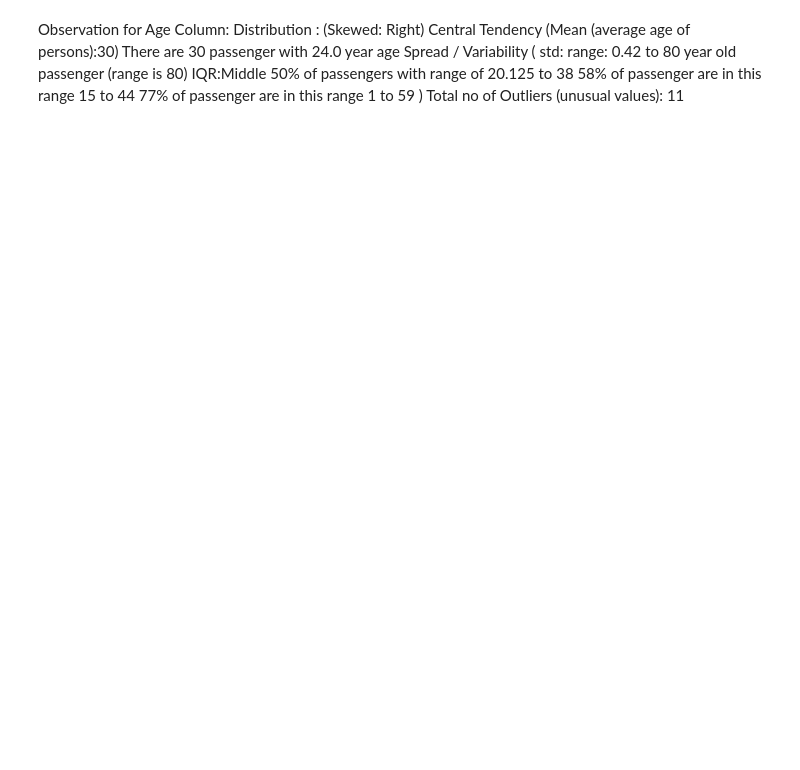
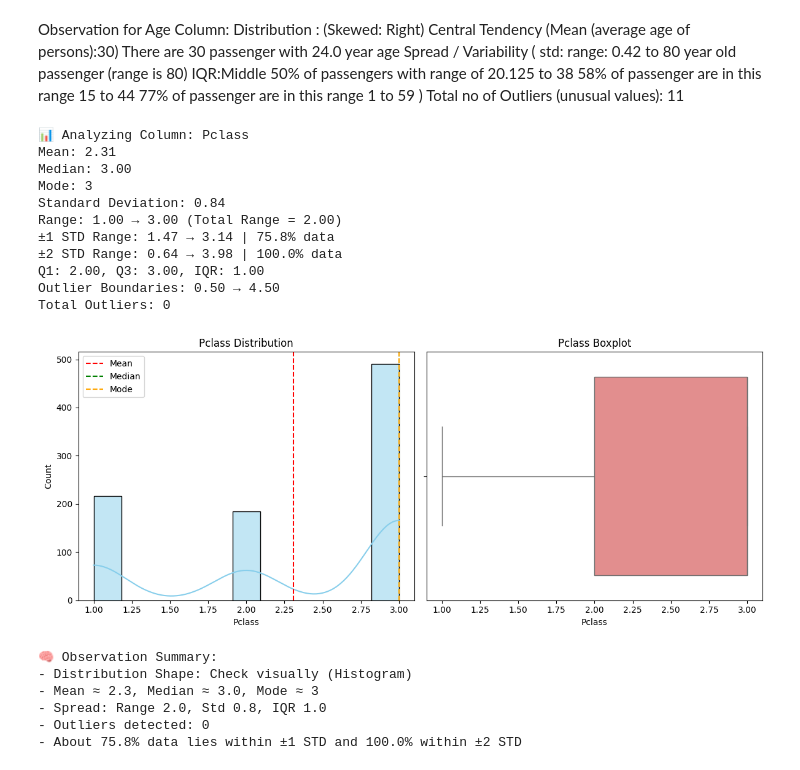
Before and after one commit to Faisal-Zamir/EDA-Reports, a Jupyter notebook: Titanic/EDA_Titanic.ipynb, the cells around one changed output. Drawn from its saved outputs; the diff is of its cells as text; code cells hidden in the pictures; blank space fills up the shorter version.

```diff
--- a/Titanic/EDA_Titanic.ipynb
+++ b/Titanic/EDA_Titanic.ipynb
@@ -179,27 +126,0 @@ np.float64(28.0)
-# %%
-# Mean and STD of Age
-mean = df['Age'].mean()
-std = df['Age'].std()
-
-# Values within ±1 STD (16–44)
-within_1std = df[(df['Age'] >= mean - std) & (df['Age'] <= mean + std)]
-low1, high1 = mean - std, mean + std
-print("±1 STD range:", low1, "to", high1)
-
-within_2nd_std = df[(df['Age'] >= mean - (2* std)) & (df['Age'] <= mean + (2* std))] # ±2 STD (2–58)
-low2, high2 = mean - (2* std), mean + (2* std)
-print("±2 STD range:", low2, "to", high2)
-
-count_within_1std = len(within_1std)
-count_within_2nd_std = len(within_2nd_std)
-
-# Count of values
-first_std_percentage = len(within_1std) * 100 / len(df['Age'])
-print(first_std_percentage)
-
-
-# 58% for ±1 STD (15–44 ages for passengers
-second_std_percentage = len(within_2nd_std) * 100 / len(df['Age'])
-print(second_std_percentage)
-
-# 77% for ±2 STD (1–59 ages for passengers)
@@ -264,3 +239,24 @@ Spread / Variability (  std:
                         77% of passenger are in this range 1 to 59
                         )
 Total no of Outliers (unusual values): 11
+# %%
+analyze_numeric_column(df, 'Pclass')
+# %% [output]
+📊 Analyzing Column: Pclass
+Mean: 2.31
+Median: 3.00
+Mode: 3
+Standard Deviation: 0.84
+Range: 1.00 → 3.00 (Total Range = 2.00)
+±1 STD Range: 1.47 → 3.14 | 75.8% data
+±2 STD Range: 0.64 → 3.98 | 100.0% data
+Q1: 2.00, Q3: 3.00, IQR: 1.00
+Outlier Boundaries: 0.50 → 4.50
+Total Outliers: 0
+[figure, added]
+🧠 Observation Summary:
+- Distribution Shape: Check visually (Histogram)
+- Mean ≈ 2.3, Median ≈ 3.0, Mode ≈ 3
+- Spread: Range 2.0, Std 0.8, IQR 1.0
+- Outliers detected: 0
+- About 75.8% data lies within ±1 STD and 100.0% within ±2 STD
```
Also changed, not shown: parts of 23 cells of this notebook.
